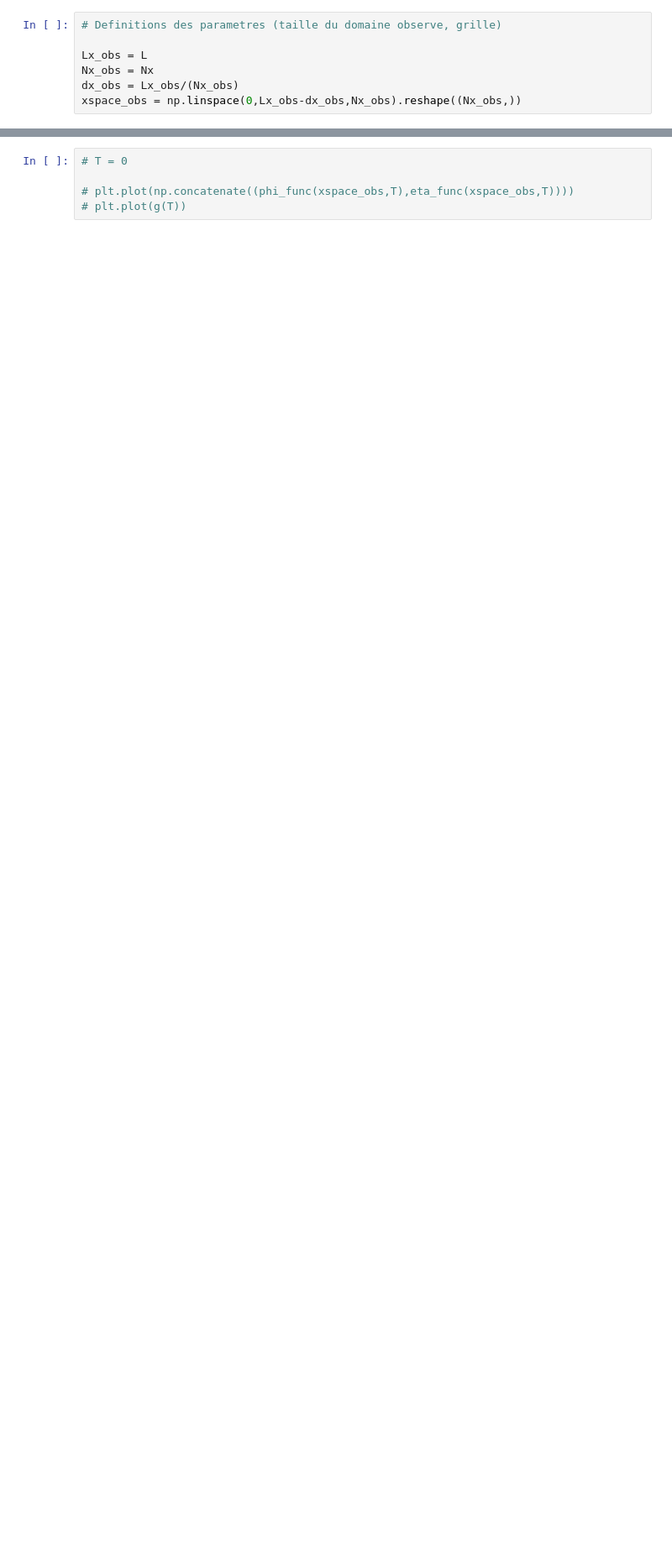
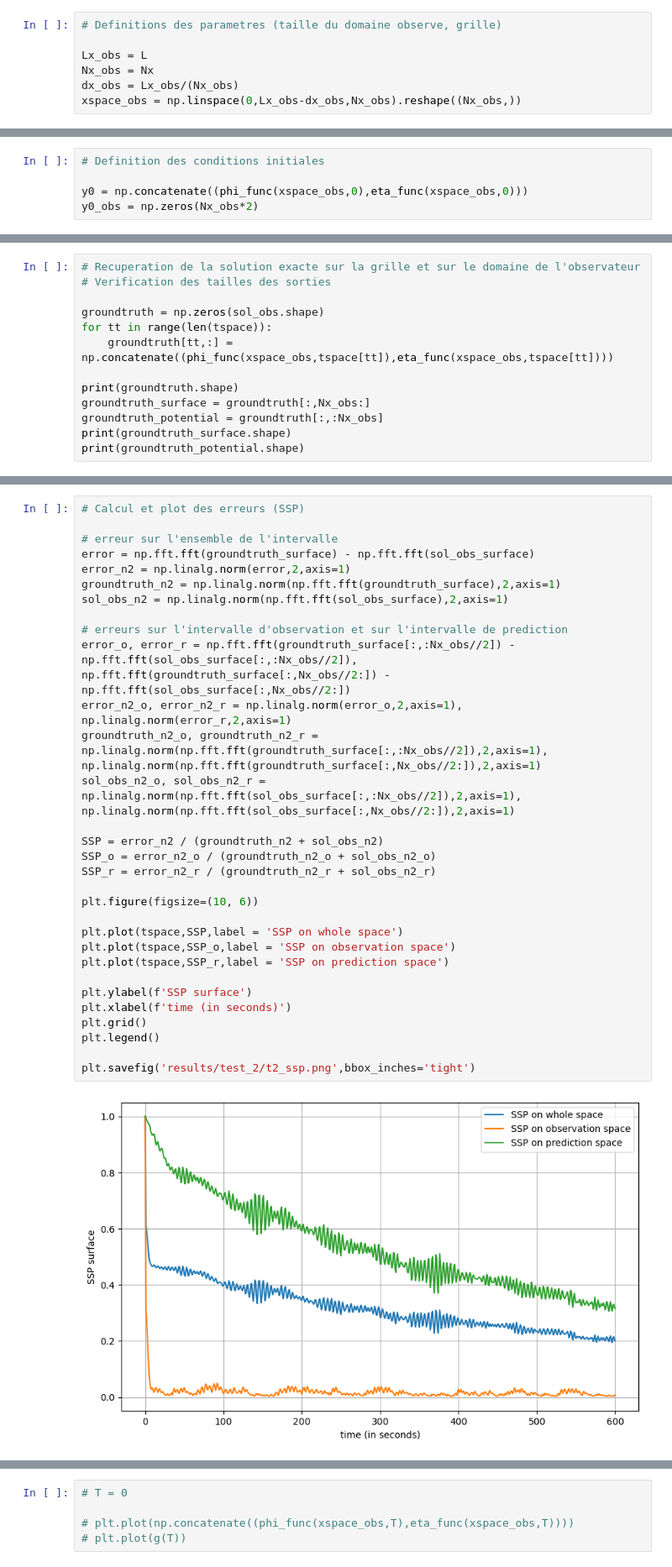
Before and after one commit to lucas-perrin/Nicolas_Hambourg, a Jupyter notebook: jonswap.ipynb, the cells around one changed output, grey strips where cells are left out. Shown at 84% size. Saved outputs shown, nothing was run; the diff lists cells and outputs as text; blank space fills up the shorter version.

```diff
--- a/jonswap.ipynb
+++ b/jonswap.ipynb
@@ -290,0 +351,5 @@ xspace_obs = np.linspace(0,Lx_obs-dx_obs,Nx_obs).reshape((Nx_obs,))
+# %%
+# Definition des conditions initiales
+
+y0 = np.concatenate((phi_func(xspace_obs,0),eta_func(xspace_obs,0)))
+y0_obs = np.zeros(Nx_obs*2)
@@ -290,0 +376,13 @@ xspace_obs = np.linspace(0,Lx_obs-dx_obs,Nx_obs).reshape((Nx_obs,))
+# %%
+# Recuperation de la solution exacte sur la grille et sur le domaine de l'observateur
+# Verification des tailles des sorties
+
+groundtruth = np.zeros(sol_obs.shape)
+for tt in range(len(tspace)):
+    groundtruth[tt,:] = np.concatenate((phi_func(xspace_obs,tspace[tt]),eta_func(xspace_obs,tspace[tt])))
+
+print(groundtruth.shape)
+groundtruth_surface = groundtruth[:,Nx_obs:]
+groundtruth_potential = groundtruth[:,:Nx_obs]
+print(groundtruth_surface.shape)
+print(groundtruth_potential.shape)
@@ -290,0 +393,33 @@ xspace_obs = np.linspace(0,Lx_obs-dx_obs,Nx_obs).reshape((Nx_obs,))
+# %%
+# Calcul et plot des erreurs (SSP)
+
+# erreur sur l'ensemble de l'intervalle
+error = np.fft.fft(groundtruth_surface) - np.fft.fft(sol_obs_surface)
+error_n2 = np.linalg.norm(error,2,axis=1)
+groundtruth_n2 = np.linalg.norm(np.fft.fft(groundtruth_surface),2,axis=1)
+sol_obs_n2 = np.linalg.norm(np.fft.fft(sol_obs_surface),2,axis=1)
+
+# erreurs sur l'intervalle d'observation et sur l'intervalle de prediction
+error_o, error_r = np.fft.fft(groundtruth_surface[:,:Nx_obs//2]) - np.fft.fft(sol_obs_surface[:,:Nx_obs//2]), np.fft.fft(groundtruth_surface[:,Nx_obs//2:]) - np.fft.fft(sol_obs_surface[:,Nx_obs//2:])
+error_n2_o, error_n2_r = np.linalg.norm(error_o,2,axis=1), np.linalg.norm(error_r,2,axis=1)
+groundtruth_n2_o, groundtruth_n2_r = np.linalg.norm(np.fft.fft(groundtruth_surface[:,:Nx_obs//2]),2,axis=1), np.linalg.norm(np.fft.fft(groundtruth_surface[:,Nx_obs//2:]),2,axis=1)
+sol_obs_n2_o, sol_obs_n2_r = np.linalg.norm(np.fft.fft(sol_obs_surface[:,:Nx_obs//2]),2,axis=1), np.linalg.norm(np.fft.fft(sol_obs_surface[:,Nx_obs//2:]),2,axis=1)
+
+SSP = error_n2 / (groundtruth_n2 + sol_obs_n2)
+SSP_o = error_n2_o / (groundtruth_n2_o + sol_obs_n2_o)
+SSP_r = error_n2_r / (groundtruth_n2_r + sol_obs_n2_r)
+
+plt.figure(figsize=(10, 6))
+
+plt.plot(tspace,SSP,label = 'SSP on whole space')
+plt.plot(tspace,SSP_o,label = 'SSP on observation space')
+plt.plot(tspace,SSP_r,label = 'SSP on prediction space')
+
+plt.ylabel(f'SSP surface')
+plt.xlabel(f'time (in seconds)')
+plt.grid()
+plt.legend()
+
+plt.savefig('results/test_2/t2_ssp.png',bbox_inches='tight')
+# %% [output]
+[figure, added]
```
Also changed, not shown: parts of 34 cells of this notebook, 19 other files.
